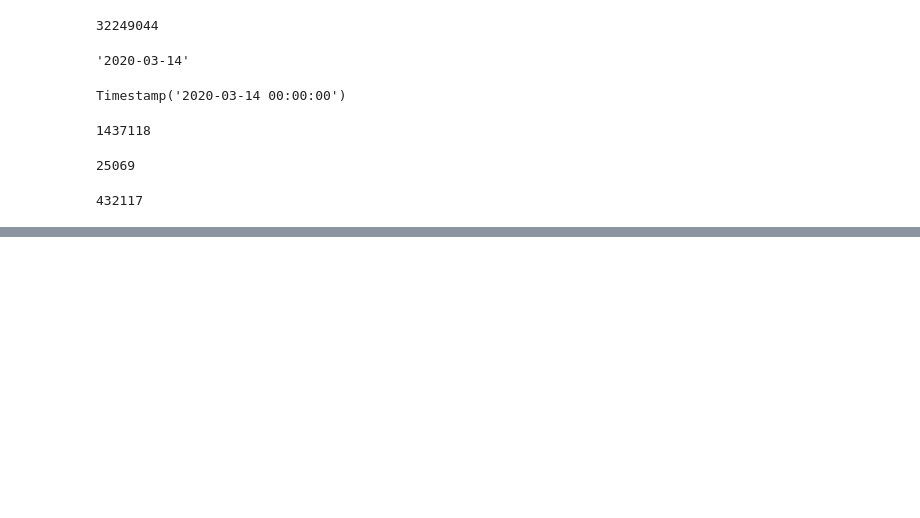
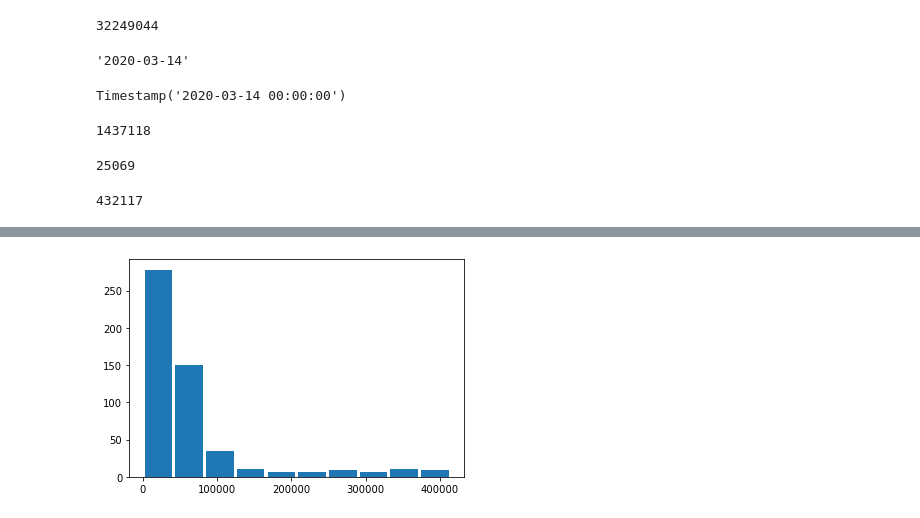
Before and after one commit to ravi4all/ML_May_WE_22, a Jupyter notebook: Data Analysis/CovidDataAnalysis.ipynb, the cells around one changed output, grey strips where cells are left out. Cells and saved outputs as stored; diff of their text form; code cells hidden in the pictures; blank space fills up the shorter version.

```diff
--- a/Data Analysis/CovidDataAnalysis.ipynb
+++ b/Data Analysis/CovidDataAnalysis.ipynb
@@ -72,0 +100,5 @@ deceased_df['tt'].sum()
+# %%
+plt.hist(confirmed_df['tt'], rwidth=0.9)
+plt.show()
+# %% [output]
+[figure, added]
```
Also changed, not shown: parts of 5 cells of this notebook, 1 other file.
